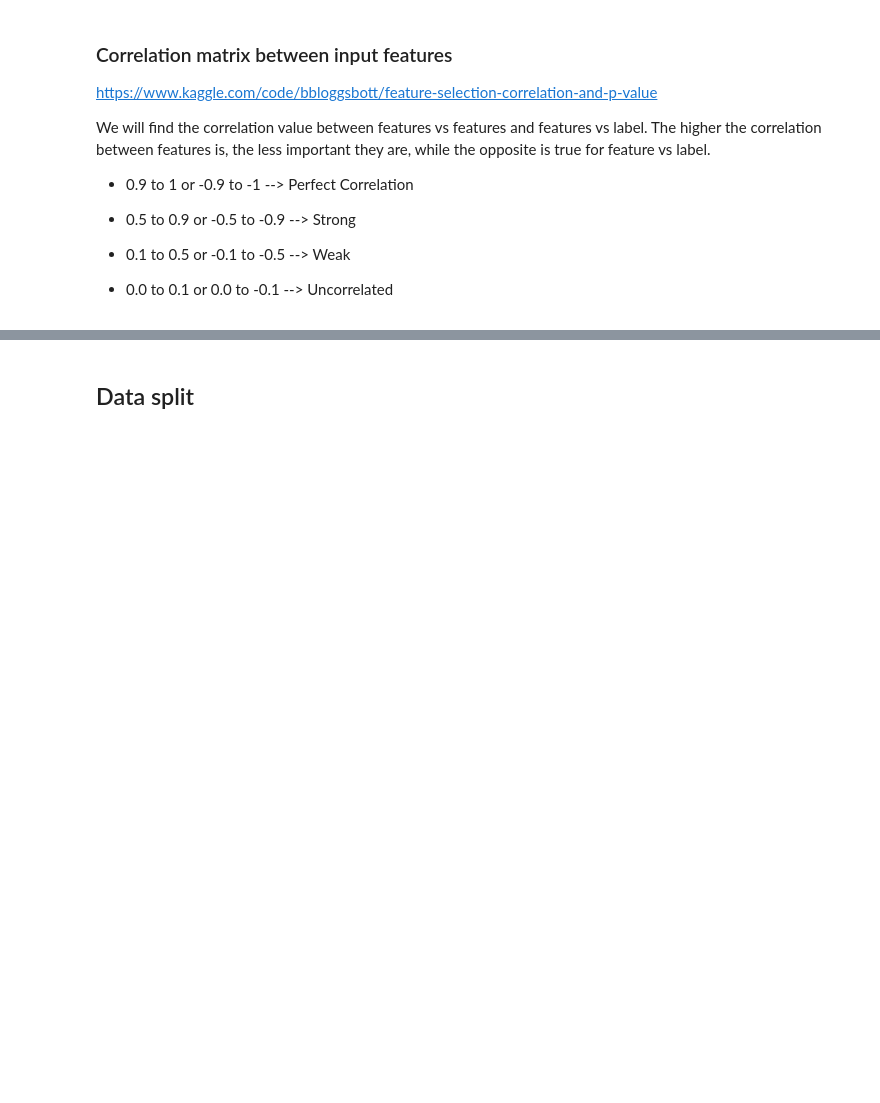
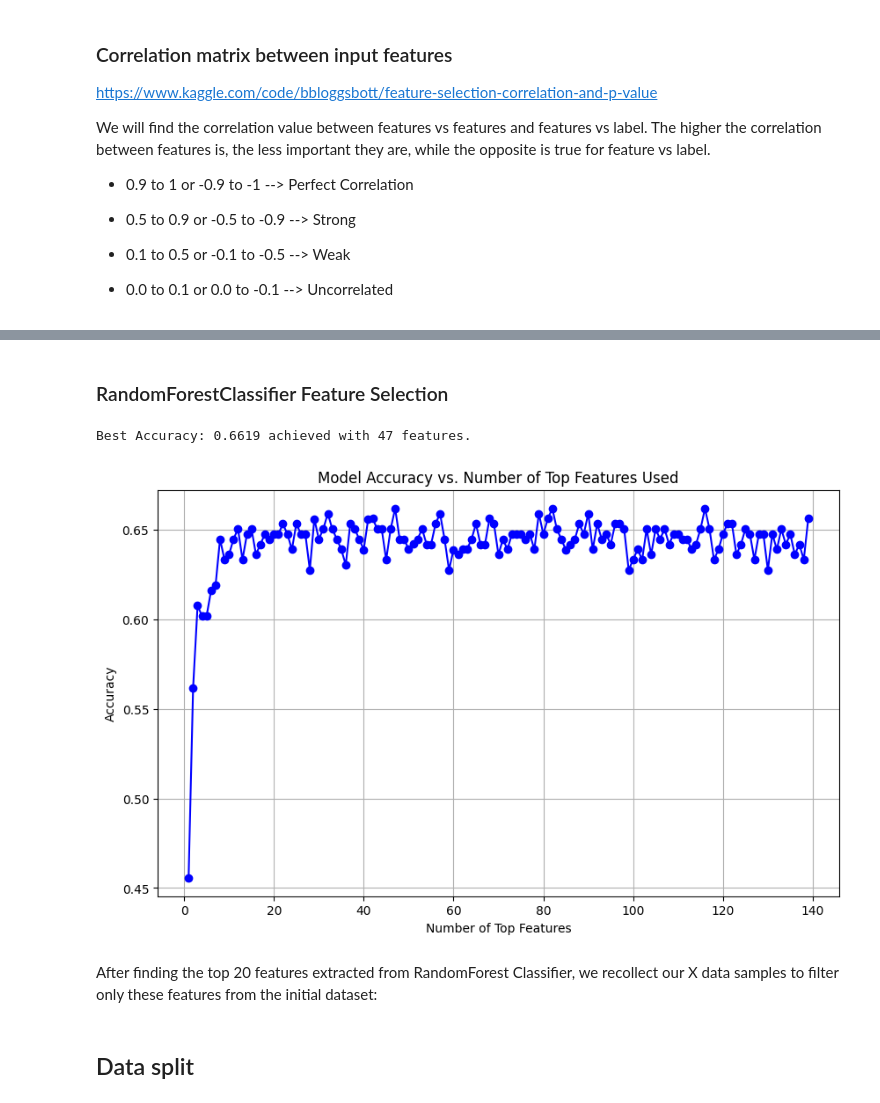
Before and after one commit to lspartiotis/AudioSentimentAnalysis, a Jupyter notebook: notebook/final_EmoTeam.ipynb, the cells around one changed output, grey strips where cells are left out. Drawn from its saved outputs; the diff is of its cells as text; code cells hidden in the pictures; blank space fills up the shorter version.

```diff
--- a/notebook/final_EmoTeam.ipynb
+++ b/notebook/final_EmoTeam.ipynb
@@ -795,0 +502,72 @@ Feature: 9, Score: 0.00645
+# %% [markdown]
+### RandomForestClassifier Feature Selection
+# %%
+### RandomForest CLassifier feature selection
+
+import pandas as pd
+from sklearn.model_selection import train_test_split, cross_val_score
+from sklearn.ensemble import RandomForestClassifier
+import numpy as np
+import matplotlib.pyplot as plt
+
+
+X = data.iloc[:, :-3]
+y = data['emotion']
+y_r = [data['valence'],data['arousal']]
+# Train a Random Forest classifier to get feature importances
+rf = RandomForestClassifier(n_estimators=100, random_state=42)
+rf.fit(X, y)
+
+# Extracting feature importance and sorting features
+features = X.columns
+importances = rf.feature_importances_
+feature_importance_df = pd.DataFrame({'Feature': features, 'Importance': importances})
+feature_importance_df = feature_importance_df.sort_values(by='Importance', ascending=False)
+
+# Initialize variables to track the best performance
+best_accuracy = 0
+best_n_features = 0
+accuracies = []
+
+
+# Split the dataset into training and testing sets
+X_train, X_test, y_train, y_test = train_test_split(X, y, test_size=0.2, random_state=42)
+# Iteratively evaluate model performance with an increasing number of top features
+for n_features in range(1, len(features) + 1):
+    top_n_features = feature_importance_df['Feature'].head(n_features).values
+
+    # Selecting the top N features for training and testing
+    X_train_selected = X_train[top_n_features]
+    X_test_selected = X_test[top_n_features]
+
+    # Reinitialize the model to train with the top N features
+    model = RandomForestClassifier(n_estimators=100, random_state=42)
+    model.fit(X_train_selected, y_train)
+
+    # Use cross-validation to evaluate the model
+    scores = cross_val_score(model, X_test_selected, y_test, cv=5, scoring='accuracy')
+    current_accuracy = np.mean(scores)
+
+    # Update best performance metrics
+    if current_accuracy > best_accuracy:
+        best_accuracy = current_accuracy
+        best_n_features = n_features
+
+    # Store accuracy for potential plotting
+    accuracies.append(current_accuracy)
+
+print(f'Best Accuracy: {best_accuracy:.4f} achieved with {best_n_features} features.')
+
+# Plotting the accuracies to visualize the performance trend
+plt.figure(figsize=(10, 6))
+plt.plot(range(1, len(features) + 1), accuracies, marker='o', linestyle='-', color='b')
+plt.title('Model Accuracy vs. Number of Top Features Used')
+plt.xlabel('Number of Top Features')
+plt.ylabel('Accuracy')
+plt.grid(True)
+plt.show()
+# %% [output]
+Best Accuracy: 0.6619 achieved with 47 features.
+[figure, added]
+# %% [markdown]
+After finding the top 20 features extracted from RandomForest Classifier, we recollect our X data samples to filter only these features from the initial dataset:
```
Also changed, not shown: parts of 45 cells of this notebook, 4 other files.
